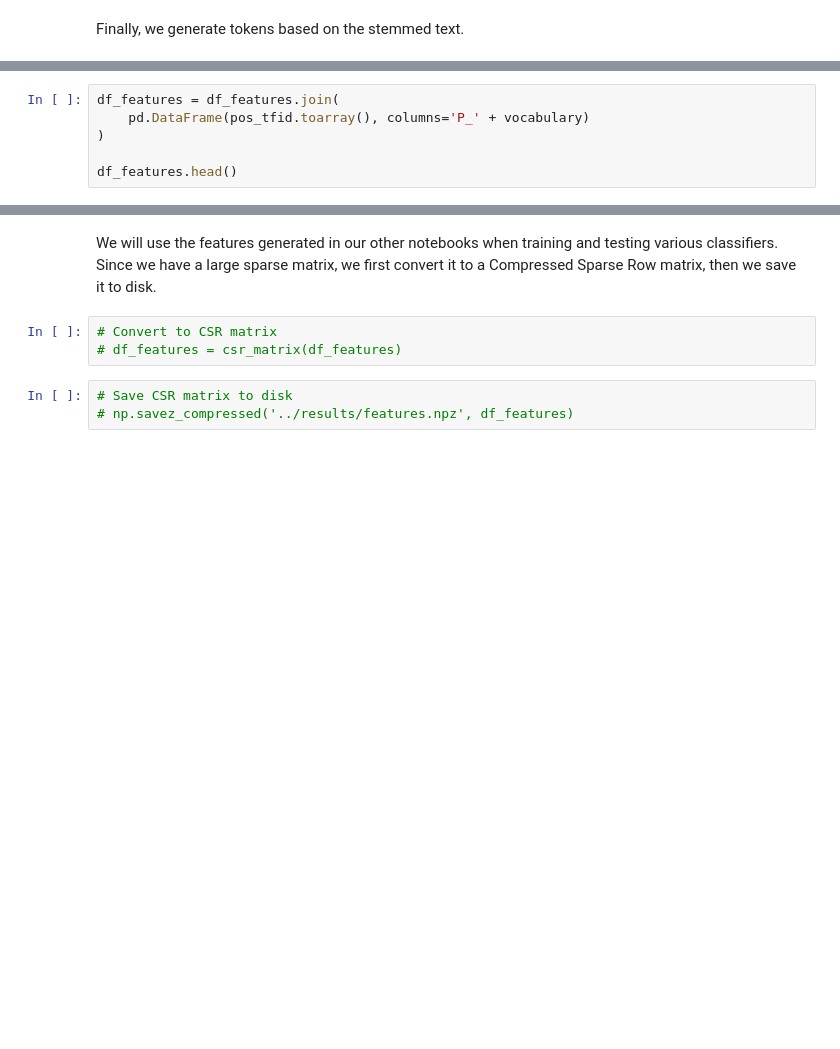
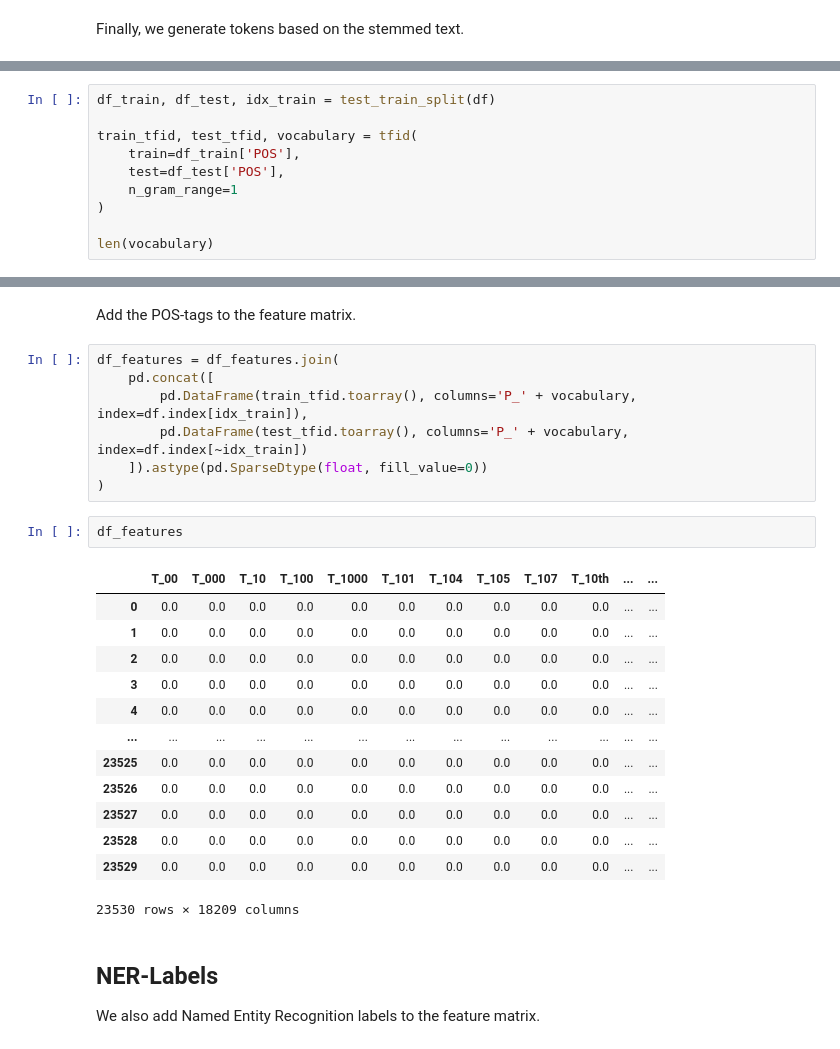
Before and after one commit to SigneK42/fact_check_worthy_claim, a Jupyter notebook: notebooks/feature_generation.ipynb, the cells around one changed output, grey strips where cells are left out. Drawn from its saved outputs; the diff is of its cells as text; blank space fills up the shorter version.

```diff
--- a/notebooks/feature_generation.ipynb
+++ b/notebooks/feature_generation.ipynb
@@ -122,0 +192,10 @@ pos_tfid
+# %%
+df_train, df_test, idx_train = test_train_split(df)
+
+train_tfid, test_tfid, vocabulary = tfid(
+    train=df_train['POS'],
+    test=df_test['POS'],
+    n_gram_range=1
+)
+
+len(vocabulary)
@@ -133,6 +213,0 @@ array(['CC', 'CD', 'DT', 'EX', 'FW', 'IN', 'JJ', 'JJR', 'JJS', 'MD', 'NN',
-# %%
-df_features = df_features.join(
-    pd.DataFrame(pos_tfid.toarray(), columns='P_' + vocabulary)
-)
-
-df_features.head()
@@ -151,8 +214,29 @@ df_features.head()
-# %% [markdown]
-We will use the features generated in our other notebooks when training and testing various classifiers. Since we have a large sparse matrix, we first convert it to a Compressed Sparse Row matrix, then we save it to disk.
-# %%
-# Convert to CSR matrix
-# df_features = csr_matrix(df_features)
-# %%
-# Save CSR matrix to disk
-# np.savez_compressed('../results/features.npz', df_features)
+# %% [markdown]
+Add the POS-tags to the feature matrix.
+# %%
+df_features = df_features.join(
+    pd.concat([
+        pd.DataFrame(train_tfid.toarray(), columns='P_' + vocabulary, index=df.index[idx_train]),
+        pd.DataFrame(test_tfid.toarray(), columns='P_' + vocabulary, index=df.index[~idx_train])
+    ]).astype(pd.SparseDtype(float, fill_value=0))
+)
+# %%
+df_features
+# %% [output]
+|  | T_00 | T_000 | T_10 | T_100 | T_1000 | T_101 | T_104 | T_105 | T_107 | T_10th | ... | ... |
+| 0 | 0.0 | 0.0 | 0.0 | 0.0 | 0.0 | 0.0 | 0.0 | 0.0 | 0.0 | 0.0 | ... | ... |
+| 1 | 0.0 | 0.0 | 0.0 | 0.0 | 0.0 | 0.0 | 0.0 | 0.0 | 0.0 | 0.0 | ... | ... |
+| 2 | 0.0 | 0.0 | 0.0 | 0.0 | 0.0 | 0.0 | 0.0 | 0.0 | 0.0 | 0.0 | ... | ... |
+| 3 | 0.0 | 0.0 | 0.0 | 0.0 | 0.0 | 0.0 | 0.0 | 0.0 | 0.0 | 0.0 | ... | ... |
+| 4 | 0.0 | 0.0 | 0.0 | 0.0 | 0.0 | 0.0 | 0.0 | 0.0 | 0.0 | 0.0 | ... | ... |
+| ... | ... | ... | ... | ... | ... | ... | ... | ... | ... | ... | ... | ... |
+| 23525 | 0.0 | 0.0 | 0.0 | 0.0 | 0.0 | 0.0 | 0.0 | 0.0 | 0.0 | 0.0 | ... | ... |
+| 23526 | 0.0 | 0.0 | 0.0 | 0.0 | 0.0 | 0.0 | 0.0 | 0.0 | 0.0 | 0.0 | ... | ... |
+| 23527 | 0.0 | 0.0 | 0.0 | 0.0 | 0.0 | 0.0 | 0.0 | 0.0 | 0.0 | 0.0 | ... | ... |
+| 23528 | 0.0 | 0.0 | 0.0 | 0.0 | 0.0 | 0.0 | 0.0 | 0.0 | 0.0 | 0.0 | ... | ... |
+| 23529 | 0.0 | 0.0 | 0.0 | 0.0 | 0.0 | 0.0 | 0.0 | 0.0 | 0.0 | 0.0 | ... | ... |
+23530 rows × 18209 columns
+# %% [markdown]
+## NER-Labels
+
+We also add Named Entity Recognition labels to the feature matrix.
```
Also changed, not shown: parts of 39 cells of this notebook, 1 other file.
